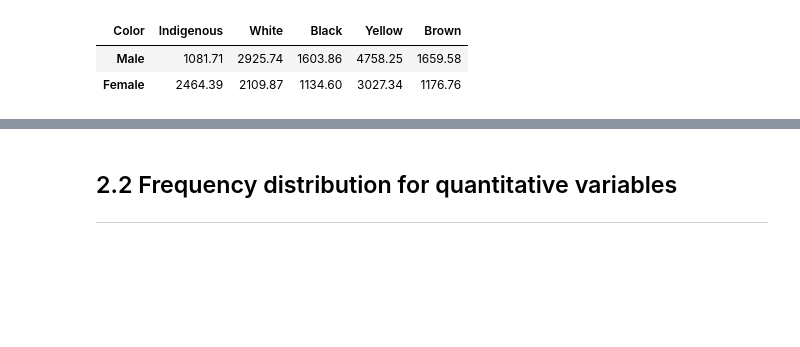
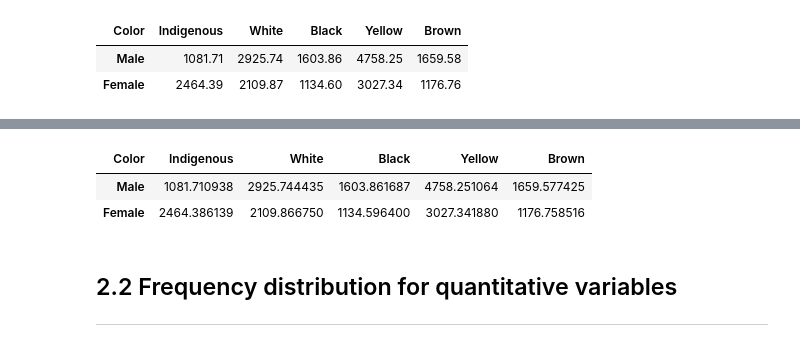
Before and after one commit to nathanqueija/myjourneytodatascience, a Jupyter notebook: 03_statistics_with_python_part1/studies.ipynb, the cells around one changed output, grey strips where cells are left out. Cells and saved outputs as stored; diff of their text form; code cells hidden in the pictures; blank space fills up the shorter version.

Commit message:
Add study: gender and color X income

```diff
--- a/03_statistics_with_python_part1/studies.ipynb
+++ b/03_statistics_with_python_part1/studies.ipynb
@@ -278,3 +312,12 @@ frequency_cross_gender_and_color_by_income_mean
+# %%
+frequency_distribution_gender_x_income = pd.crosstab(df['Gender'], df['Color'], aggfunc='mean', values = df["Income"])
+frequency_distribution_gender_x_income.index = genders.values()
+frequency_distribution_gender_x_income.rename(columns=colors, inplace=True)
+frequency_distribution_gender_x_income
+# %% [output]
+| Color | Indigenous | White | Black | Yellow | Brown |
+| Male | 1081.710938 | 2925.744435 | 1603.861687 | 4758.251064 | 1659.577425 |
+| Female | 2464.386139 | 2109.866750 | 1134.596400 | 3027.341880 | 1176.758516 |
 # %% [markdown]
 ## 2.2 Frequency distribution for quantitative variables
 ***
```
Also changed, not shown: parts of 9 cells of this notebook.
